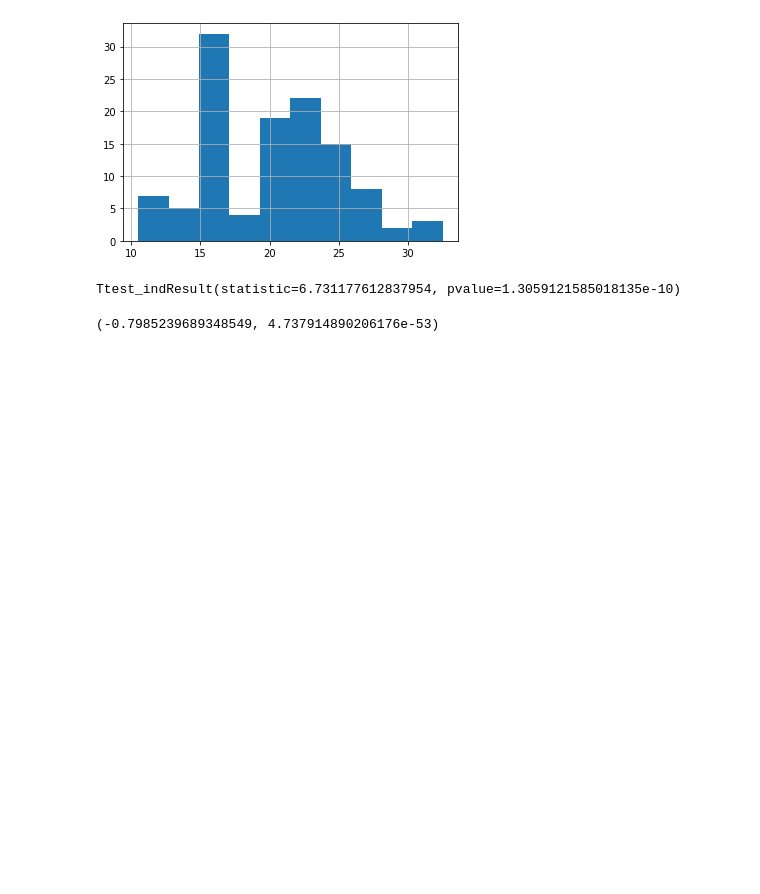
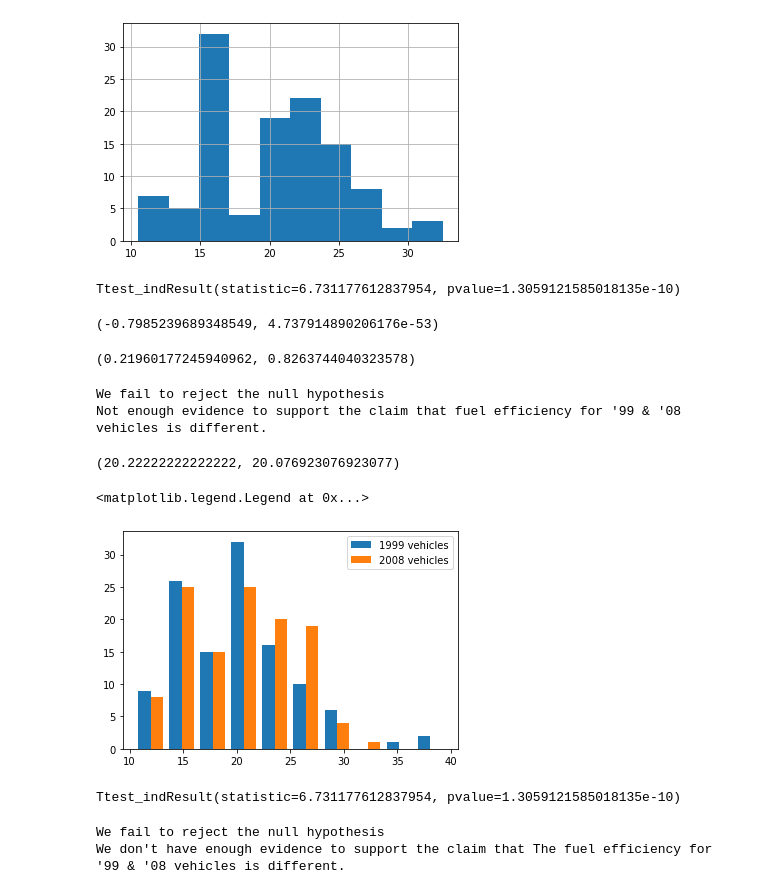
Before and after one commit to tim-keriazes/statistics-exercises, a Jupyter notebook: hypothesis_testing.ipynb, the cells around one changed output. Cells and saved outputs as stored; diff of their text form; code cells hidden in the pictures; blank space fills up the shorter version.

```diff
--- a/hypothesis_testing.ipynb
+++ b/hypothesis_testing.ipynb
@@ -172,0 +178,43 @@ stats.pearsonr(x,y)
+# %%
+t, p = stats.ttest_ind(Gas_1999, Gas_2008)
+t, p
+# %% [output]
+(0.21960177245940962, 0.8263744040323578)
+# %%
+if p < a:
+    print("We reject the null hypothesis that fuel efficiency is the same for the '99 & '08 vehicles.")
+else:
+    print("We fail to reject the null hypothesis")
+    print("Not enough evidence to support the claim that fuel efficiency for '99 & '08 vehicles is different.")
+# %% [output]
+We fail to reject the null hypothesis
+Not enough evidence to support the claim that fuel efficiency for '99 & '08 vehicles is different.
+# %%
+Gas_1999.mean(), Gas_2008.mean()
+# %% [output]
+(20.22222222222222, 20.076923076923077)
+# %%
+plt.hist([Gas_1999, Gas_2008], label=["1999 vehicles", "2008 vehicles"])
+plt.legend(loc="upper right")
+# %% [output]
+<matplotlib.legend.Legend at 0x...>
+[figure, added]
+# %%
+#Are compact cars more fuel-efficient than the average car?
+compact = df2[df2['class'] == 'compact'].average_gas
+not_compact = df2[df2['class'] != 'compact'].average_gas
+not_compact
+
+compact_test = stats.ttest_ind(compact, not_compact)
+compact_test
+# %% [output]
+Ttest_indResult(statistic=6.731177612837954, pvalue=1.3059121585018135e-10)
+# %%
+if (p/2) < a and t > 0:
+    print("We reject the null hypothesis that there is not a difference in compact & average vehicle fuel efficiency.")
+else:
+    print("We fail to reject the null hypothesis")
+    print("We don't have enough evidence to support the claim that", alternative_hypothesis)
+# %% [output]
+We fail to reject the null hypothesis
+We don't have enough evidence to support the claim that The fuel efficiency for '99 & '08 vehicles is different.
```
Also changed, not shown: parts of 61 cells of this notebook.
